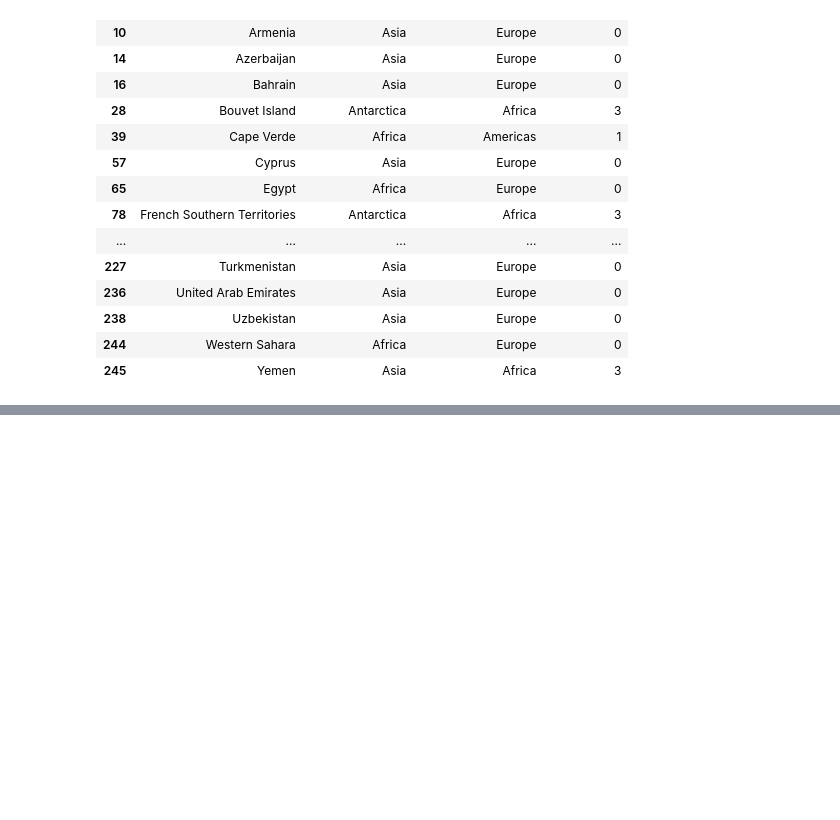
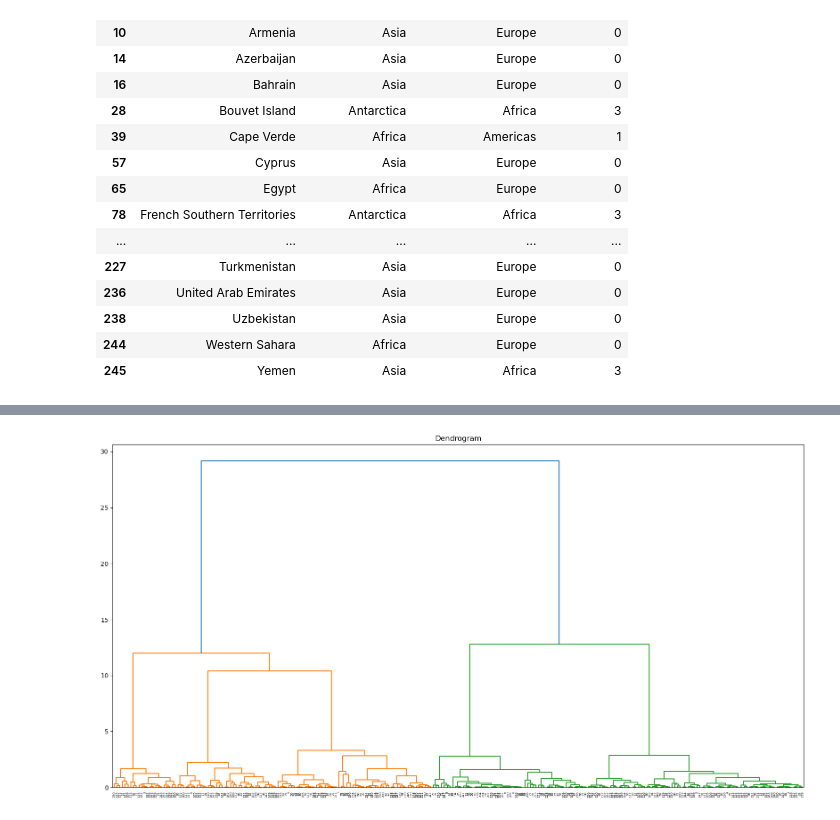
Before and after one commit to Syaza777/Clustering, a Jupyter notebook: Clustering.ipynb, the cells around one changed output, grey strips where cells are left out. Saved outputs shown, nothing was run; the diff lists cells and outputs as text; code cells hidden in the pictures; blank space fills up the shorter version.

```diff
--- a/Clustering.ipynb
+++ b/Clustering.ipynb
@@ -430,0 +499,13 @@ In this lab, the Hierarchical clustering algorithm is applied to group countries
+# %%
+# Import library to generate dendogram
+import scipy.cluster.hierarchy as sch
+# Set plot size
+plt.figure(figsize = (20, 10))
+# Set the plot title
+plt.title("Dendrogram")
+# Generate the dendogram
+dend = sch.dendrogram(sch.linkage(x2, method = 'ward'))
+# Show plot
+plt.show()
+# %% [output]
+[figure, added]
```
Also changed, not shown: parts of 11 cells of this notebook, 1 other file.
